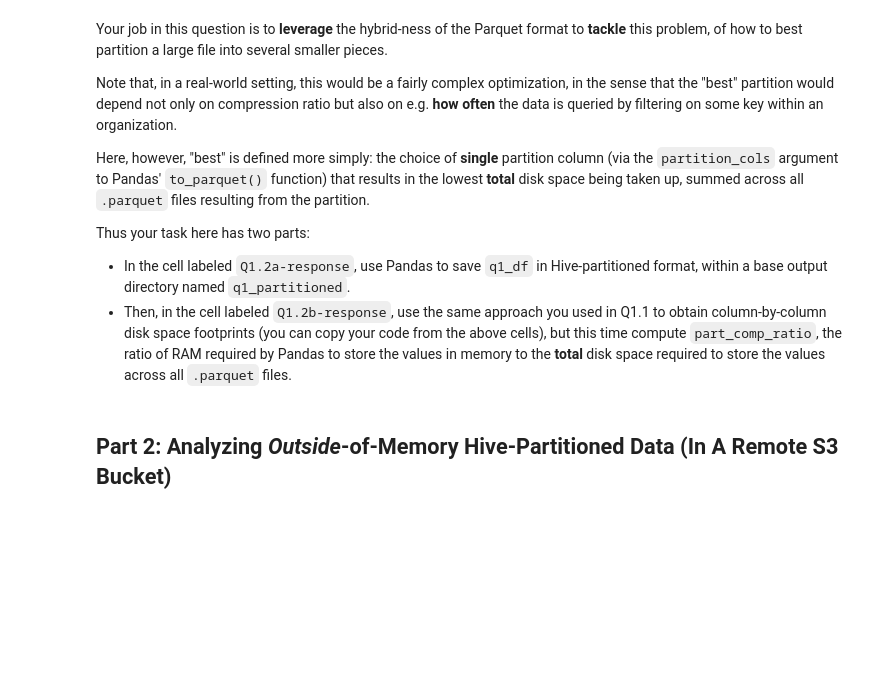
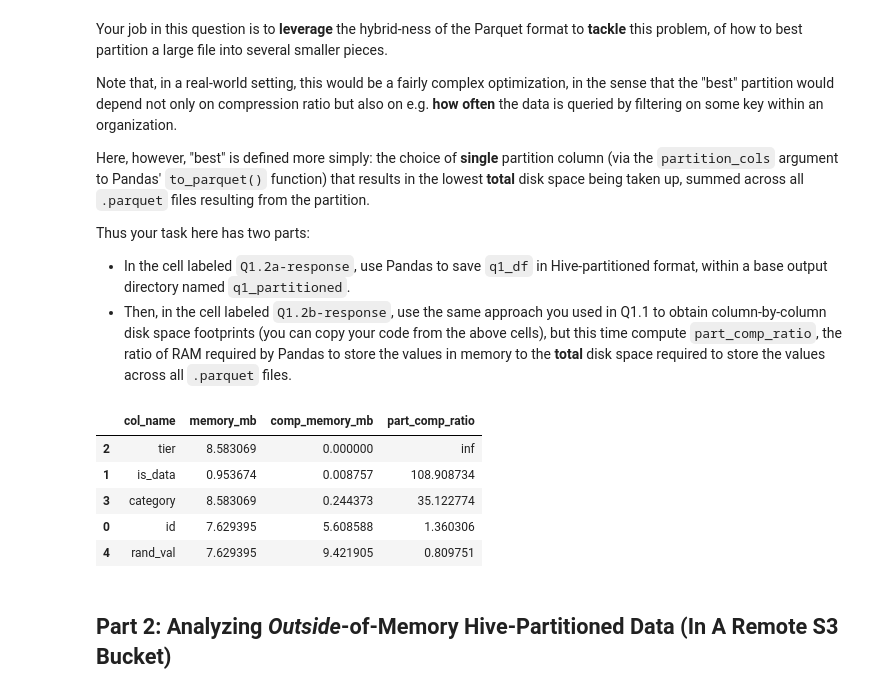
Before and after one commit to willgieb09/dsan6000-hw05, a Jupyter notebook: DSAN6000_HW5.ipynb, the cells around one changed output. Saved outputs shown, nothing was run; the diff lists cells and outputs as text; code cells hidden in the pictures; blank space fills up the shorter version.

```diff
--- a/DSAN6000_HW5.ipynb
+++ b/DSAN6000_HW5.ipynb
@@ -178,14 +228,38 @@ q1_df.to_parquet(
 # %%
 #| label: Q1.2b-response
 
 # Provided: Re-compute the Pandas memory footprint
 part_mem_df = compute_pandas_memory(q1_df)
 
 # Your code here: add columns to part_mem_df, similar to the columns you added
 # to mem_df earlier, but this time showing the *total* compressed size of each
 # column, now spread over multiple (Hive-partitioned) .parquet files. Running
 # this cell should display the resulting DataFrame, part_mem_df, with the new
 # columns appended
+
+metadata = duckdb.sql(
+    "SELECT * FROM parquet_metadata('q1_partitioned/**/*.parquet')"
+).df()
+
+compressed = metadata.groupby('path_in_schema')['total_compressed_size'].sum()
+
+part_mem_df['comp_memory_mb'] = (
+    part_mem_df['col_name'].map(compressed).fillna(0) / (1024 ** 2)
+)
+
+part_mem_df['part_comp_ratio'] = (
+    part_mem_df['memory_mb'] / part_mem_df['comp_memory_mb']
+)
+
+part_mem_df = part_mem_df.sort_values('part_comp_ratio', ascending=False)
+part_mem_df
+# %% [output]
+|  | col_name | memory_mb | comp_memory_mb | part_comp_ratio |
+| 2 | tier | 8.583069 | 0.000000 | inf |
+| 1 | is_data | 0.953674 | 0.008757 | 108.908734 |
+| 3 | category | 8.583069 | 0.244373 | 35.122774 |
+| 0 | id | 7.629395 | 5.608588 | 1.360306 |
+| 4 | rand_val | 7.629395 | 9.421905 | 0.809751 |
 # %% [markdown]
 ## Part 2: Analyzing *Outside*-of-Memory Hive-Partitioned Data (In A Remote S3 Bucket)
 # %% [markdown]
```
Also changed, not shown: parts of 14 cells of this notebook.
